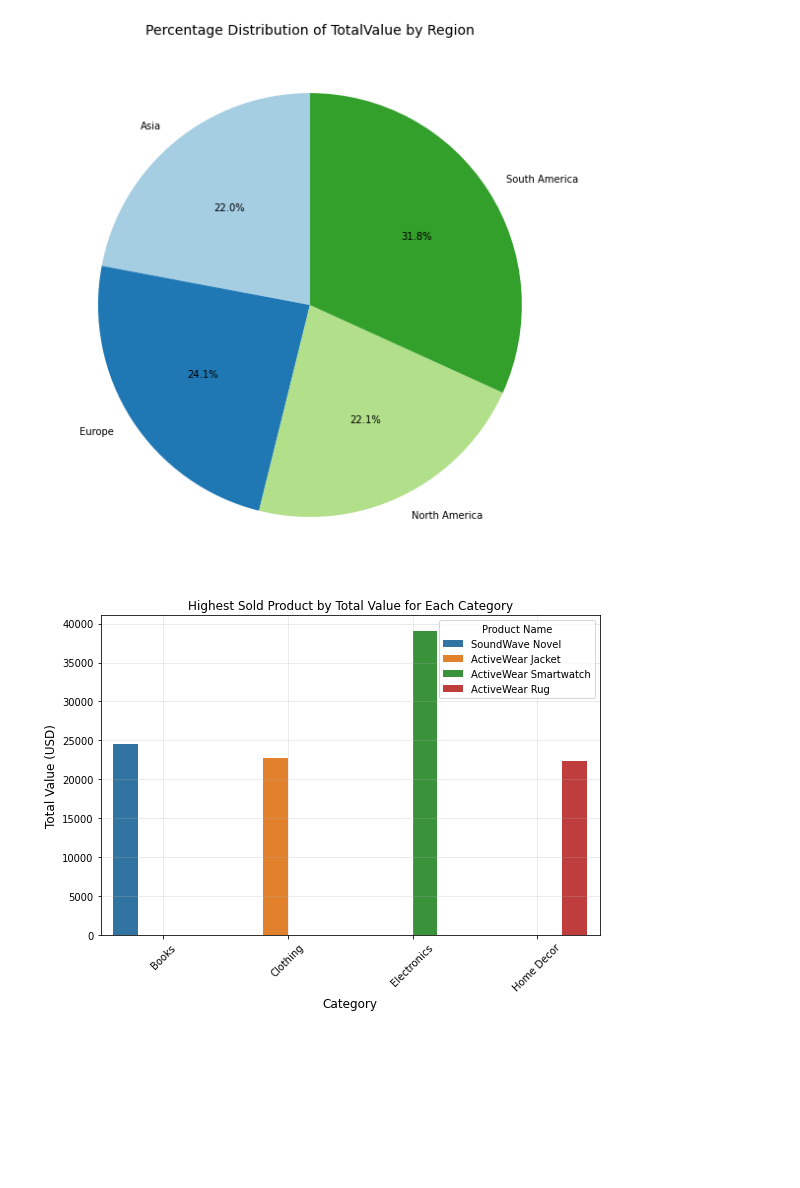
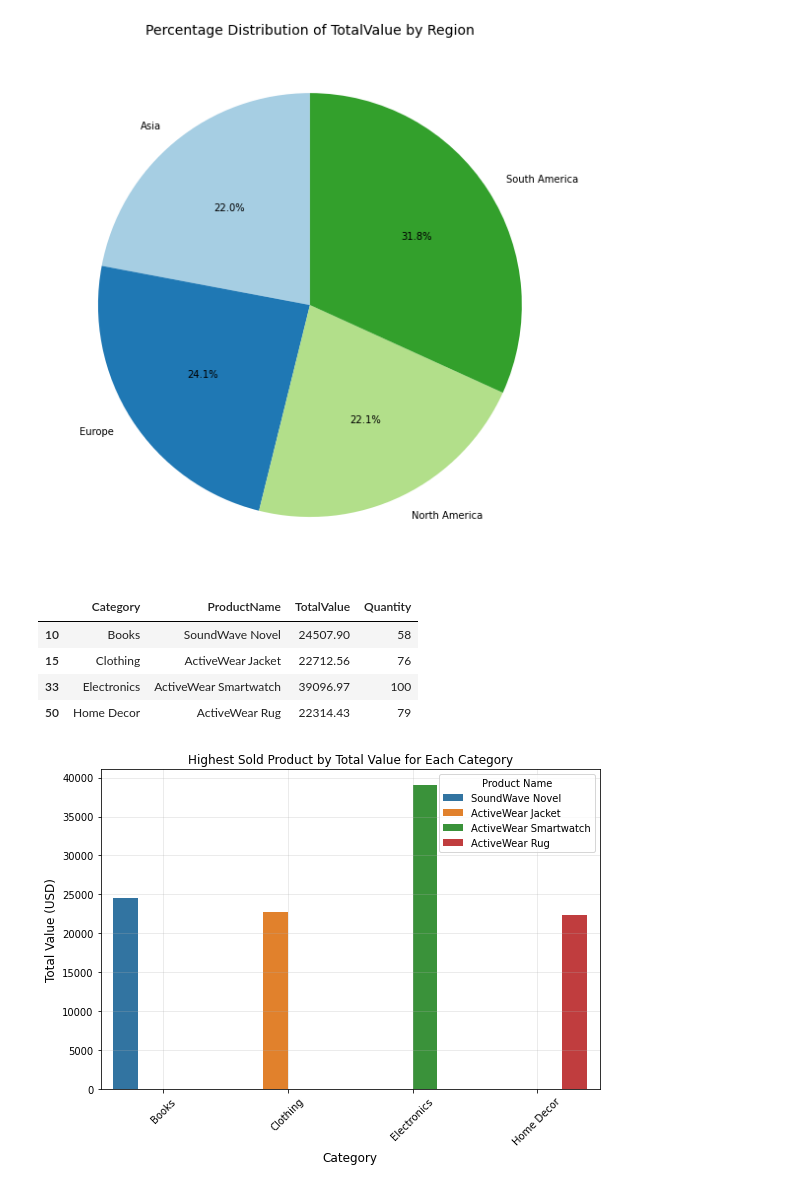
Before and after one commit to Samir433/Data_Science_Assignment, a Jupyter notebook: Samir_Atpadkar_EDA.ipynb, the cells around one changed output. Cells and saved outputs as stored; diff of their text form; code cells hidden in the pictures; blank space fills up the shorter version.

```diff
--- a/Samir_Atpadkar_EDA.ipynb
+++ b/Samir_Atpadkar_EDA.ipynb
@@ -280,6 +280,14 @@ grouped_category = df.groupby(['Category', 'ProductName']).agg({
 
 highest_by_value = grouped_category.loc[grouped_category.groupby('Category')['TotalValue'].idxmax()]
 highest_by_quantity = grouped_category.loc[grouped_category.groupby('Category')['Quantity'].idxmax()]
+# %%
+highest_by_value
+# %% [output]
+|  | Category | ProductName | TotalValue | Quantity |
+| 10 | Books | SoundWave Novel | 24507.90 | 58 |
+| 15 | Clothing | ActiveWear Jacket | 22712.56 | 76 |
+| 33 | Electronics | ActiveWear Smartwatch | 39096.97 | 100 |
+| 50 | Home Decor | ActiveWear Rug | 22314.43 | 79 |
 # %%
 plt.figure(figsize=(8, 6))
 sns.barplot(x='Category', y='TotalValue', hue='ProductName', data=highest_by_value)
```
Also changed, not shown: parts of 5 cells of this notebook, 2 other files.
